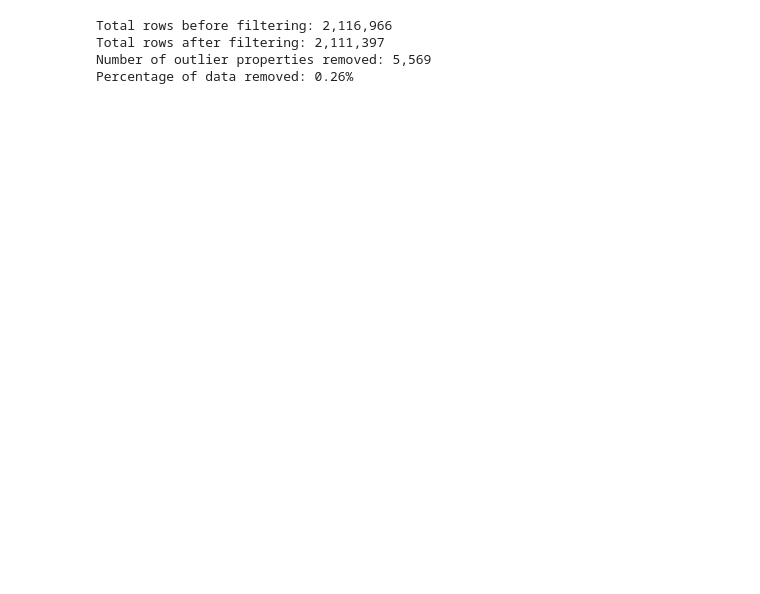
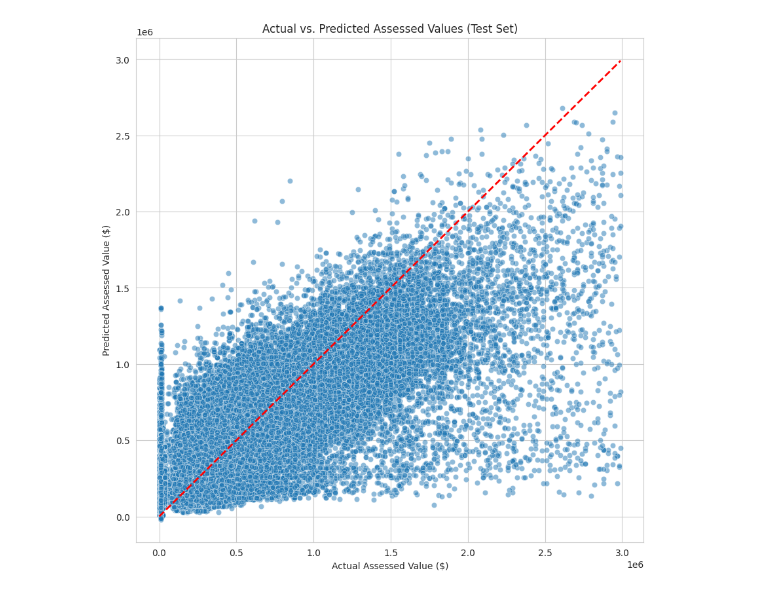
Before and after one commit to mikebaloun/Predicting-Calgary-Real-Estate-Property-Value, a Jupyter notebook: Predicting_Calgary_Property_Value.ipynb, the cells around one changed output. Cells and saved outputs as stored; diff of their text form; code cells hidden in the pictures; blank space fills up the shorter version.

```diff
--- a/Predicting_Calgary_Property_Value.ipynb
+++ b/Predicting_Calgary_Property_Value.ipynb
@@ -103,36 +129,17 @@ RMSE: $155,673.06
-# %%
-# Create the DataFrame just before the outlier filter is applied
-features_to_use = [
-    'YEAR_OF_CONSTRUCTION',
-    'LAND_SIZE_SM',
-    'ROLL_YEAR',
-    'longitude',
-    'latitude',
-    'ASSESSED_VALUE'
-]
-df_before_filter = residential_df[features_to_use].copy()
-df_before_filter.dropna(inplace=True)
-
-# Get the number of rows BEFORE filtering
-rows_before = len(df_before_filter)
-
-# Apply the filter to get the number of rows AFTER
-df_after_filter = df_before_filter[df_before_filter['ASSESSED_VALUE'] < 3000000]
-rows_after = len(df_after_filter)
-
-# Calculate and print the difference
-outliers_removed = rows_before - rows_after
-percentage_removed = (outliers_removed / rows_before) * 100
-
-print(f"Total rows before filtering: {rows_before:,}")
-print(f"Total rows after filtering: {rows_after:,}")
-print(f"Number of outlier properties removed: {outliers_removed:,}")
-print(f"Percentage of data removed: {percentage_removed:.2f}%")
-# %% [output]
-Total rows before filtering: 2,116,966
-Total rows after filtering: 2,111,397
-Number of outlier properties removed: 5,569
-Percentage of data removed: 0.26%
+# %%
+import matplotlib.pyplot as plt
+import seaborn as sns
+
+# Plot 1: Actual vs. Predicted Values
+plt.figure(figsize=(10, 10))
+sns.scatterplot(x=y_test, y=predictions_test, alpha=0.5)
+plt.plot([y_test.min(), y_test.max()], [y_test.min(), y_test.max()], color='red', lw=2, linestyle='--')
+plt.title('Actual vs. Predicted Assessed Values (Test Set)')
+plt.xlabel('Actual Assessed Value ($)')
+plt.ylabel('Predicted Assessed Value ($)')
+plt.show()
+# %% [output]
+[figure, added]
 # %%
 import matplotlib.pyplot as plt
 import seaborn as sns
```
Also changed, not shown: parts of 3 cells of this notebook.
